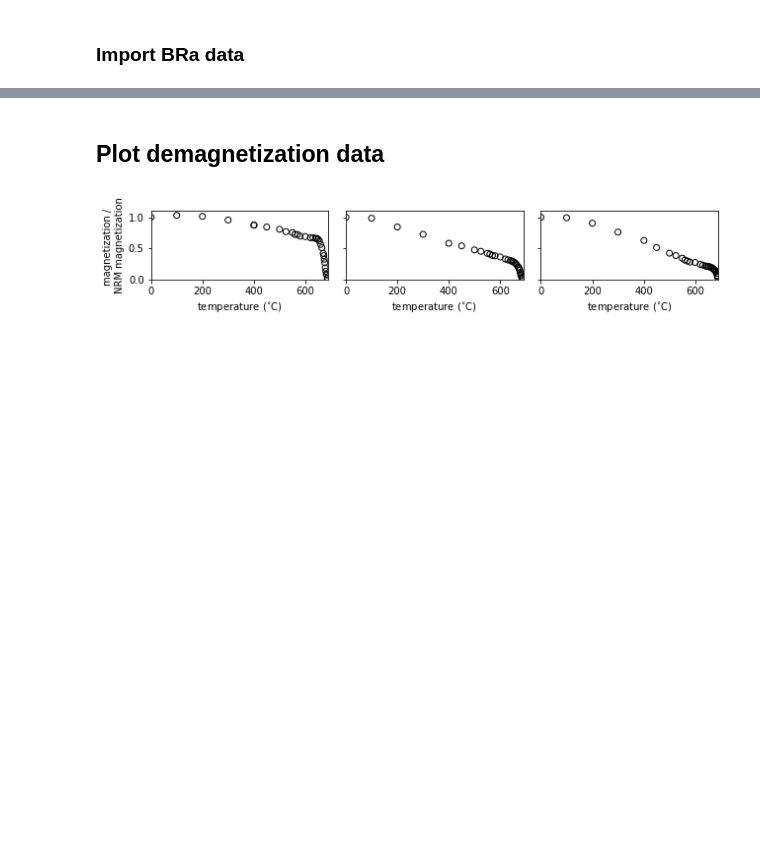
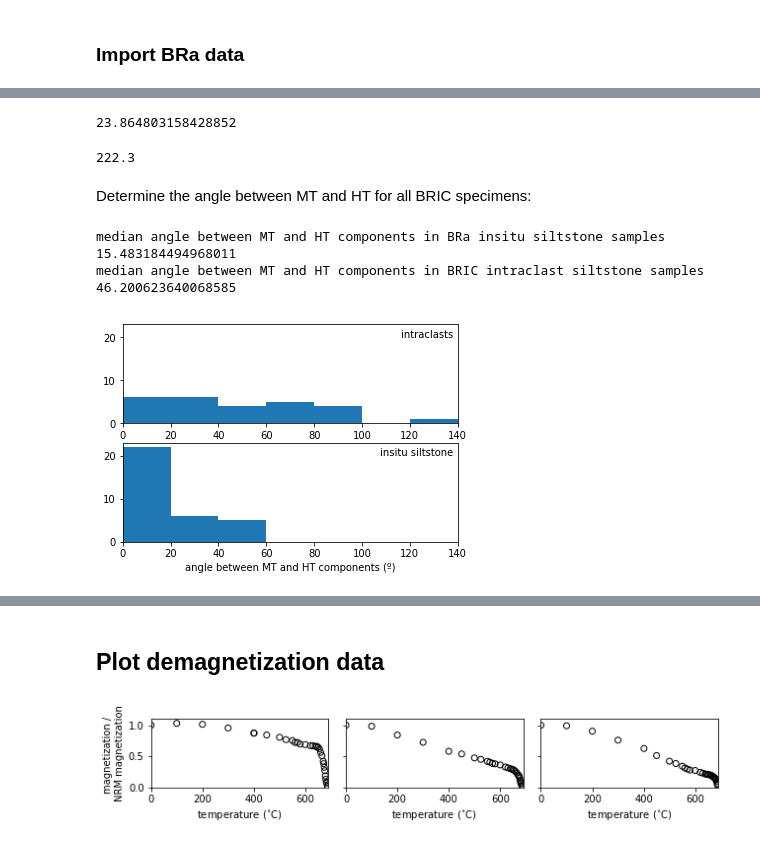
Before and after one commit to Swanson-Hysell-Group/2018_Red_Bed_Intraclasts, a Jupyter notebook: Code/intraclast_notebook.ipynb, the cells around one changed output, grey strips where cells are left out. Cells and saved outputs as stored; diff of their text form; code cells hidden in the pictures; blank space fills up the shorter version.

```diff
--- a/Code/intraclast_notebook.ipynb
+++ b/Code/intraclast_notebook.ipynb
@@ -214,0 +231,63 @@ this test is: 'B'
+# %%
+BRIC10a_direction = BRIC_data_tc[BRIC_data_tc['specimen']=='BRIC.10a']
+MT_dec = BRIC10a_direction[BRIC10a_direction['dir_comp']=='MT']['dir_dec'].item()
+MT_inc = BRIC10a_direction[BRIC10a_direction['dir_comp']=='MT']['dir_inc'].item()
+HT_dec = BRIC10a_direction[BRIC10a_direction['dir_comp']=='HT']['dir_dec'].item()
+HT_inc = BRIC10a_direction[BRIC10a_direction['dir_comp']=='HT']['dir_inc'].item()
+pmag.angle([MT_dec,MT_inc],[HT_dec,HT_inc])[0]
+# %% [output]
+23.864803158428852
+# %%
+BRIC13a_direction = BRIC_data_tc[BRIC_data_tc['specimen']=='BRIC.13a']
+BRIC13a_direction[BRIC13a_direction['dir_comp']=='MT']['dir_dec'].item()
+# %% [output]
+222.3
+# %% [markdown]
+Determine the angle between MT and HT for all BRIC specimens:
+# %%
+BRIC_MT_HT_angles = []
+
+for specimen in BRIC_HT_tc['specimen'].unique():
+    specimen_directions = BRIC_data_tc[BRIC_data_tc['specimen']==specimen]
+    MT_dec = specimen_directions[specimen_directions['dir_comp']=='MT']['dir_dec'].item()
+    MT_inc = specimen_directions[specimen_directions['dir_comp']=='MT']['dir_inc'].item()
+    HT_dec = specimen_directions[specimen_directions['dir_comp']=='HT']['dir_dec'].item()
+    HT_inc = specimen_directions[specimen_directions['dir_comp']=='HT']['dir_inc'].item()
+    MT_HT_angle = pmag.angle([MT_dec,MT_inc],[HT_dec,HT_inc])[0]
+    BRIC_MT_HT_angles.append(MT_HT_angle)
+
+BRa_MT_HT_angles = []
+
+for specimen in BRa_MT_tc['specimen'].unique():
+    specimen_directions = BRa_data_tc[BRa_data_tc['specimen']==specimen]
+    MT_dec = specimen_directions[specimen_directions['dir_comp']=='MT']['dir_dec'].item()
+    MT_inc = specimen_directions[specimen_directions['dir_comp']=='MT']['dir_inc'].item()
+    HT_dec = specimen_directions[specimen_directions['dir_comp']=='HT']['dir_dec'].item()
+    HT_inc = specimen_directions[specimen_directions['dir_comp']=='HT']['dir_inc'].item()
+    MT_HT_angle = pmag.angle([MT_dec,MT_inc],[HT_dec,HT_inc])[0]
+    BRa_MT_HT_angles.append(MT_HT_angle)
+# %%
+print('median angle between MT and HT components in BRa insitu siltstone samples')
+print(np.median(BRa_MT_HT_angles))
+print('median angle between MT and HT components in BRIC intraclast siltstone samples')
+print(np.median(BRIC_MT_HT_angles))
+# %% [output]
+median angle between MT and HT components in BRa insitu siltstone samples
+15.483184494968011
+median angle between MT and HT components in BRIC intraclast siltstone samples
+46.200623640068585
+# %%
+plt.subplot(2,1,1)
+plt.hist(BRIC_MT_HT_angles,bins=np.arange(0,160,20))
+plt.ylim(0,23)
+plt.xlim(0,140)
+plt.text(138,20,'intraclasts',horizontalalignment='right')
+plt.subplot(2,1,2)
+plt.hist(BRa_MT_HT_angles,bins=np.arange(0,160,20))
+plt.xlabel('angle between MT and HT components (º)')
+plt.ylim(0,23)
+plt.xlim(0,140)
+plt.text(138,20,'insitu siltstone',horizontalalignment='right')
+plt.show()
+# %% [output]
+[figure, added]
```
Also changed, not shown: parts of 24 cells of this notebook.
